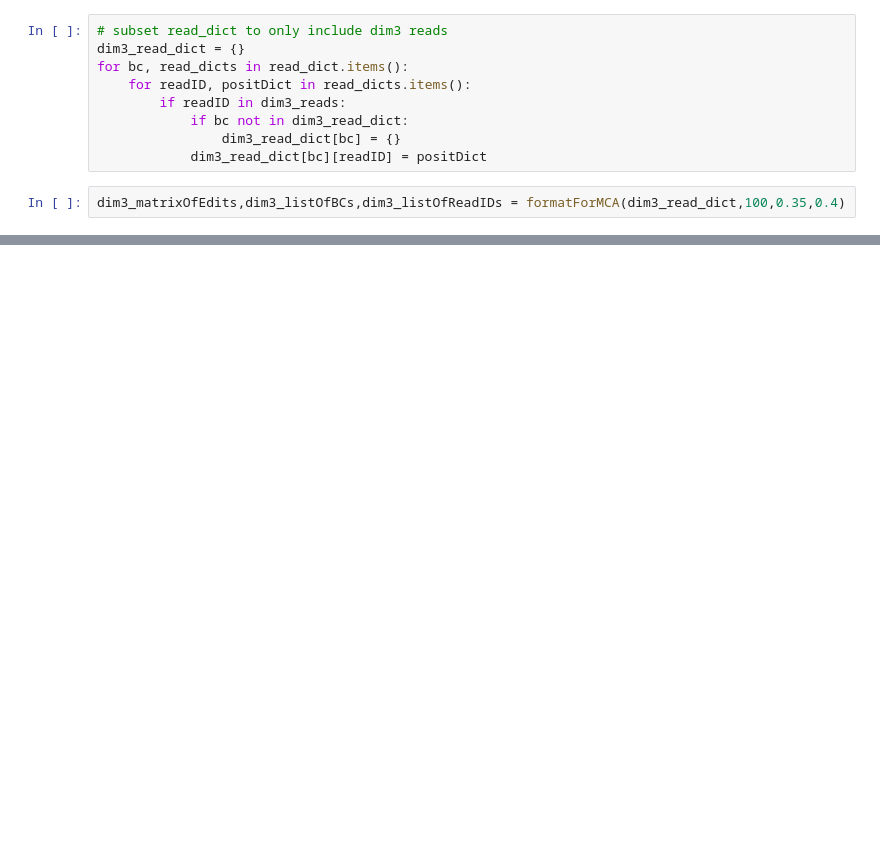
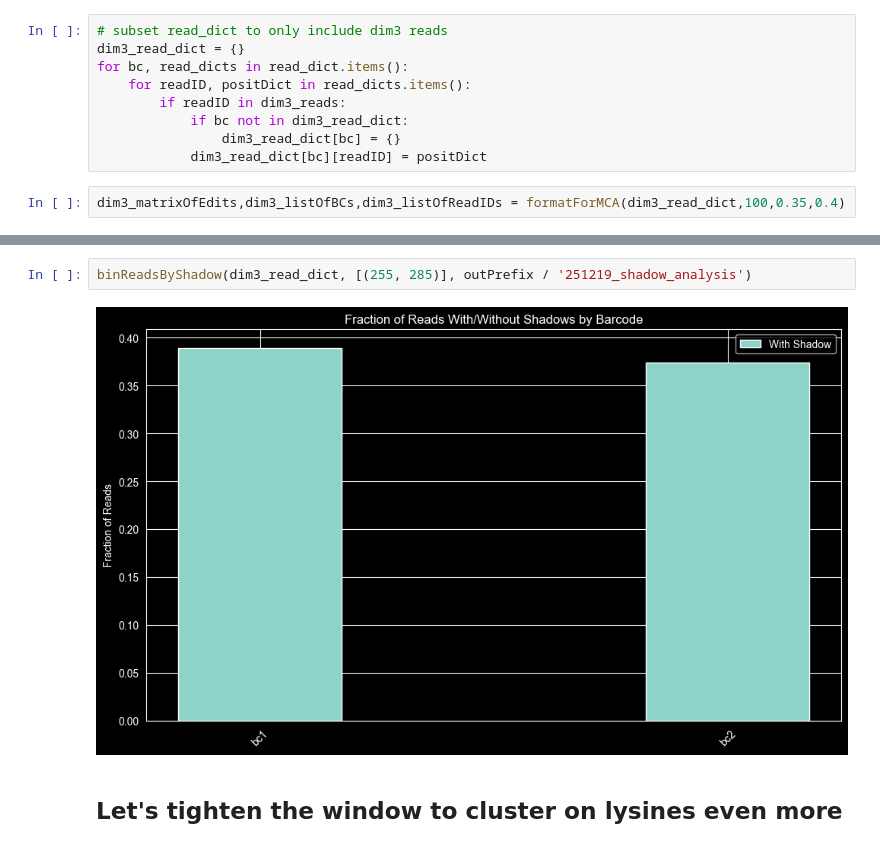
Before and after one commit to lihetran/mRNP_Shadowing, a Jupyter notebook: scripts/JANP-132_Analysis.ipynb, the cells around one changed output, grey strips where cells are left out. Cells and saved outputs as stored; diff of their text form; blank space fills up the shorter version.

```diff
--- a/scripts/JANP-132_Analysis.ipynb
+++ b/scripts/JANP-132_Analysis.ipynb
@@ -378,0 +434,6 @@ A119__1    0.008665  0.076465  0.026832  0.012214  0.223659
+# %%
+binReadsByShadow(dim3_read_dict, [(255, 285)], outPrefix / '251219_shadow_analysis')
+# %% [output]
+[figure, added]
+# %% [markdown]
+## Let's tighten the window to cluster on lysines even more
```
Also changed, not shown: parts of 6 cells of this notebook.
